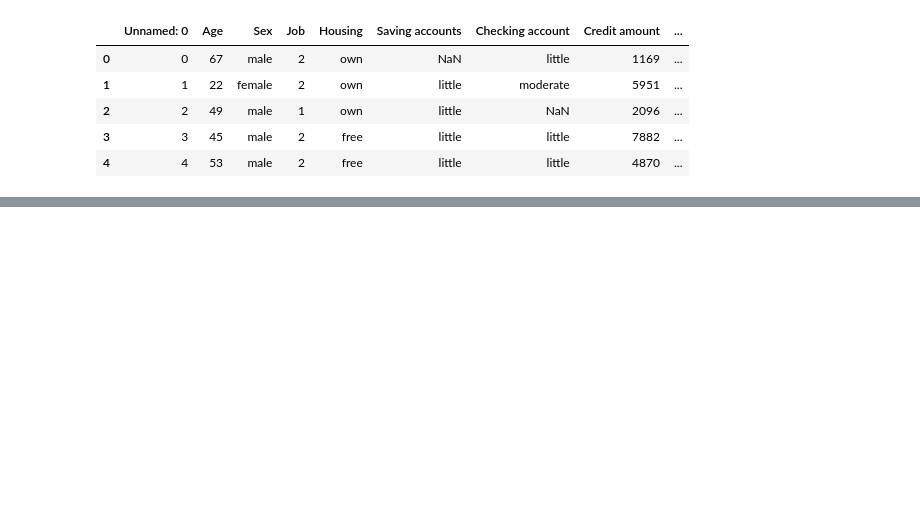
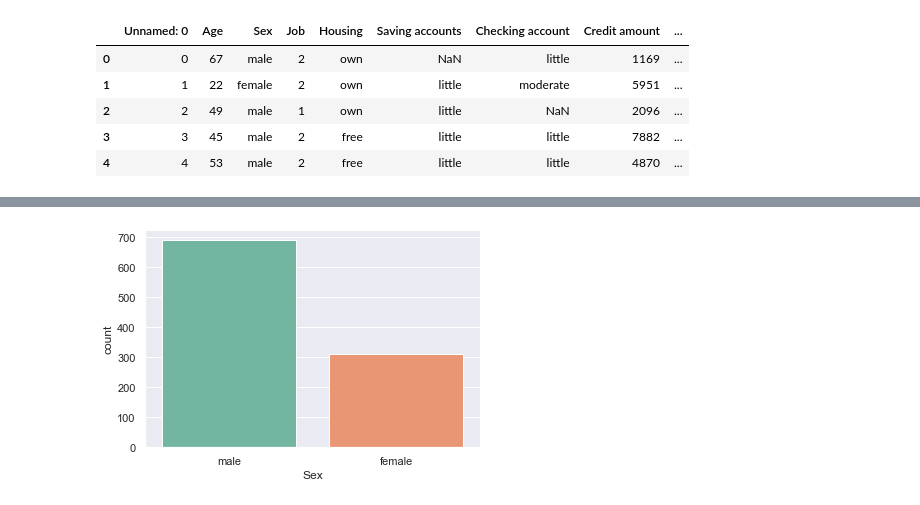
Before and after one commit to mturner49/ifi-8420-group, a Jupyter notebook: hw-2-german-credit.ipynb, the cells around one changed output, grey strips where cells are left out. Drawn from its saved outputs; the diff is of its cells as text; code cells hidden in the pictures; blank space fills up the shorter version.

```diff
--- a/hw-2-german-credit.ipynb
+++ b/hw-2-german-credit.ipynb
@@ -3,6 +10,7 @@ import pandas as pd
 # %%
 # load dataset from github
-data = pd.read_csv('https://raw.githubusercontent.com/mturner49/ifi-8420-group/main/datasets/german_credit_data.csv')
+data = pd.read_csv('/Users/WhyattFoster/Downloads/german_credit_data.csv')
+df = pd.read_csv('https://raw.githubusercontent.com/mturner49/ifi-8420-group/main/datasets/german_credit_data.csv')
 data.head()
 # %% [output]
 |  | Unnamed: 0 | Age | Sex | Job | Housing | Saving accounts | Checking account | Credit amount | ... |
@@ -60,0 +22,6 @@ Name: saving_accounts, dtype: int64
+# %%
+# drop unnamed col
+data.drop(columns = 'Unnamed: 0', inplace =True)
+
+# Check missing values
+data.isnull().sum().sort_values(ascending=False)
@@ -60,0 +40,11 @@ Name: saving_accounts, dtype: int64
+# %%
+#We wll do mode imputer since this is a dicrete data
+from sklearn.impute import SimpleImputer
+
+#mode imputer
+mode_imputer = SimpleImputer(missing_values = np.nan, strategy = 'most_frequent')
+
+data['Checking account'] = mode_imputer.fit_transform(data[['Checking account']])
+data['Saving accounts'] = mode_imputer.fit_transform(data[['Saving accounts']])
+
+data.isnull().sum().sort_values(ascending=False)
@@ -60,0 +63,8 @@ Name: saving_accounts, dtype: int64
+# %%
+data["Sex"].value_counts()
+
+#plotting bar graph
+sn.set_theme(style="darkgrid")
+ax = sn.countplot(data.Sex, palette="Set2")
+# %% [output]
+[figure, added]
```
Also changed, not shown: parts of 37 cells of this notebook.
